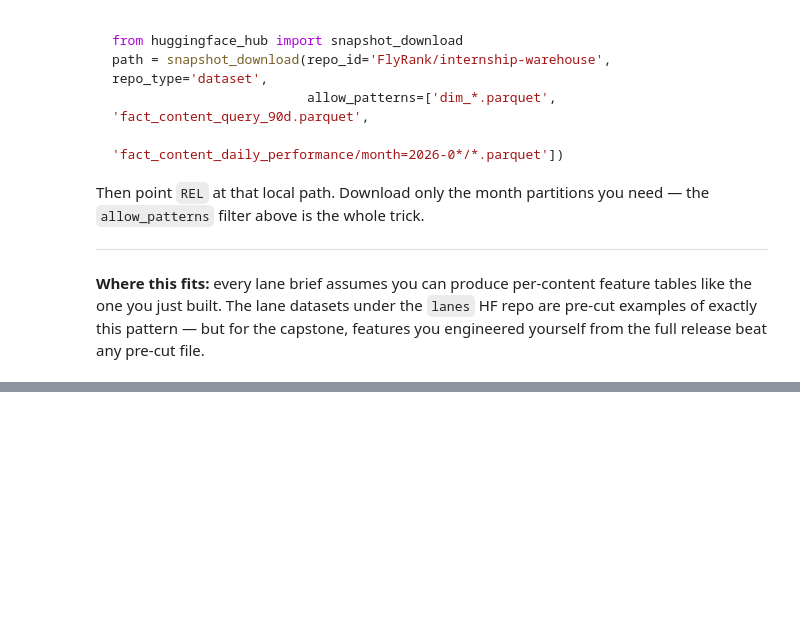
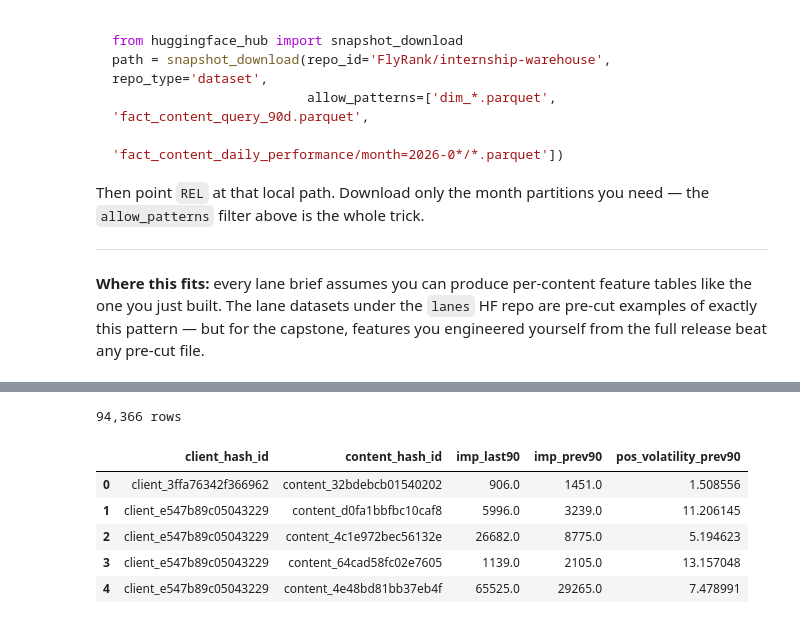
Before and after one commit to Midhat-Maryam/Applied-Machine-Learning, a Jupyter notebook: notebooks/03_working_with_the_full_release.ipynb, the cells around one changed output, grey strips where cells are left out. Saved outputs shown, nothing was run; the diff lists cells and outputs as text; code cells hidden in the pictures; blank space fills up the shorter version.

```diff
--- a/notebooks/03_working_with_the_full_release.ipynb
+++ b/notebooks/03_working_with_the_full_release.ipynb
@@ -183,0 +254,28 @@ release beat any pre-cut file.
+# %%
+features_90d = con.sql(f"""
+    WITH bounds AS (
+        SELECT MAX(report_date) AS end_d FROM {TABLES['fact_daily']}
+    ),
+    windowed AS (
+        SELECT f.client_hash_id, f.content_hash_id,
+               SUM(CASE WHEN f.report_date >  b.end_d - INTERVAL 90 DAY THEN f.gsc_impressions ELSE 0 END) AS imp_last90,
+               SUM(CASE WHEN f.report_date <= b.end_d - INTERVAL 90 DAY THEN f.gsc_impressions ELSE 0 END) AS imp_prev90,
+               STDDEV(CASE WHEN f.report_date <= b.end_d - INTERVAL 90 DAY THEN f.gsc_avg_position END)    AS pos_volatility_prev90
+        FROM {TABLES['fact_daily']} f, bounds b
+        WHERE f.report_date > b.end_d - INTERVAL 180 DAY
+        GROUP BY 1, 2
+        HAVING imp_prev90 >= 300
+    )
+    SELECT * FROM windowed
+""").df()
+
+print(f'{len(features_90d):,} rows')
+features_90d.head()
+# %% [output]
+94,366 rows
+|  | client_hash_id | content_hash_id | imp_last90 | imp_prev90 | pos_volatility_prev90 |
+| 0 | client_3ffa76342f366962 | content_32bdebcb01540202 | 906.0 | 1451.0 | 1.508556 |
+| 1 | client_e547b89c05043229 | content_d0fa1bbfbc10caf8 | 5996.0 | 3239.0 | 11.206145 |
+| 2 | client_e547b89c05043229 | content_4c1e972bec56132e | 26682.0 | 8775.0 | 5.194623 |
+| 3 | client_e547b89c05043229 | content_64cad58fc02e7605 | 1139.0 | 2105.0 | 13.157048 |
+| 4 | client_e547b89c05043229 | content_4e48bd81bb37eb4f | 65525.0 | 29265.0 | 7.478991 |
```
Also changed, not shown: parts of 10 cells of this notebook.
